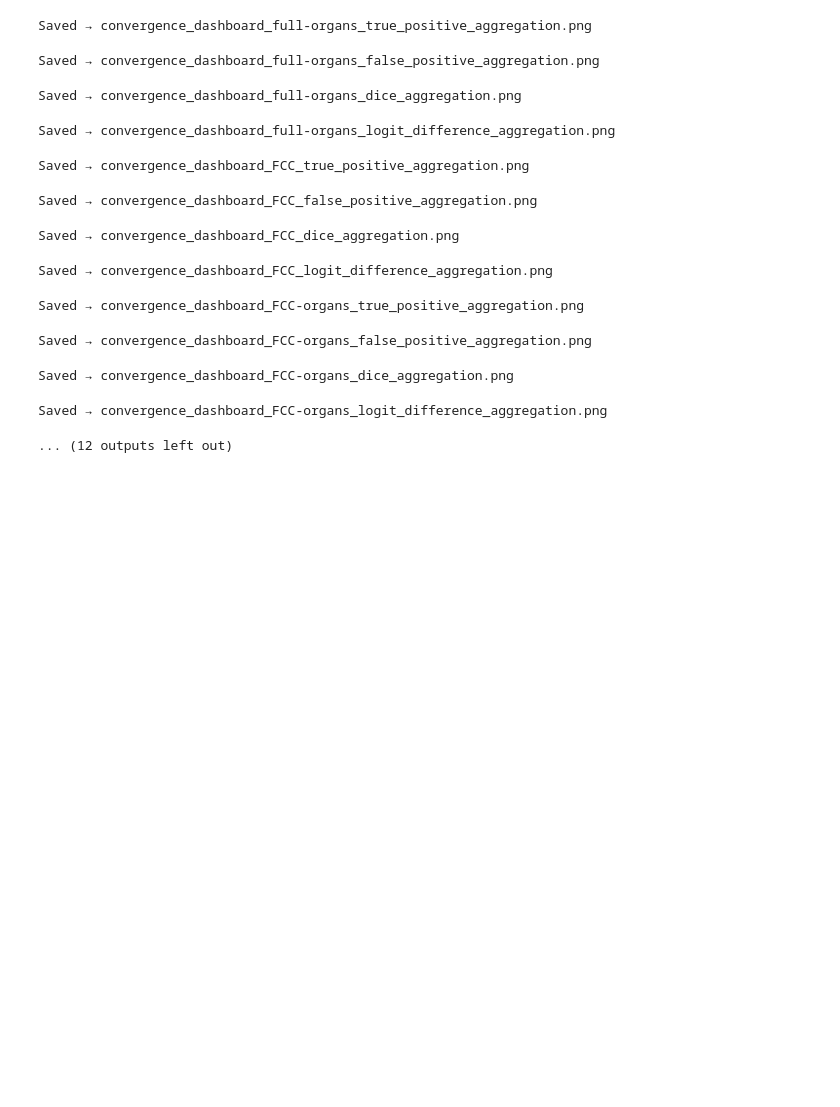
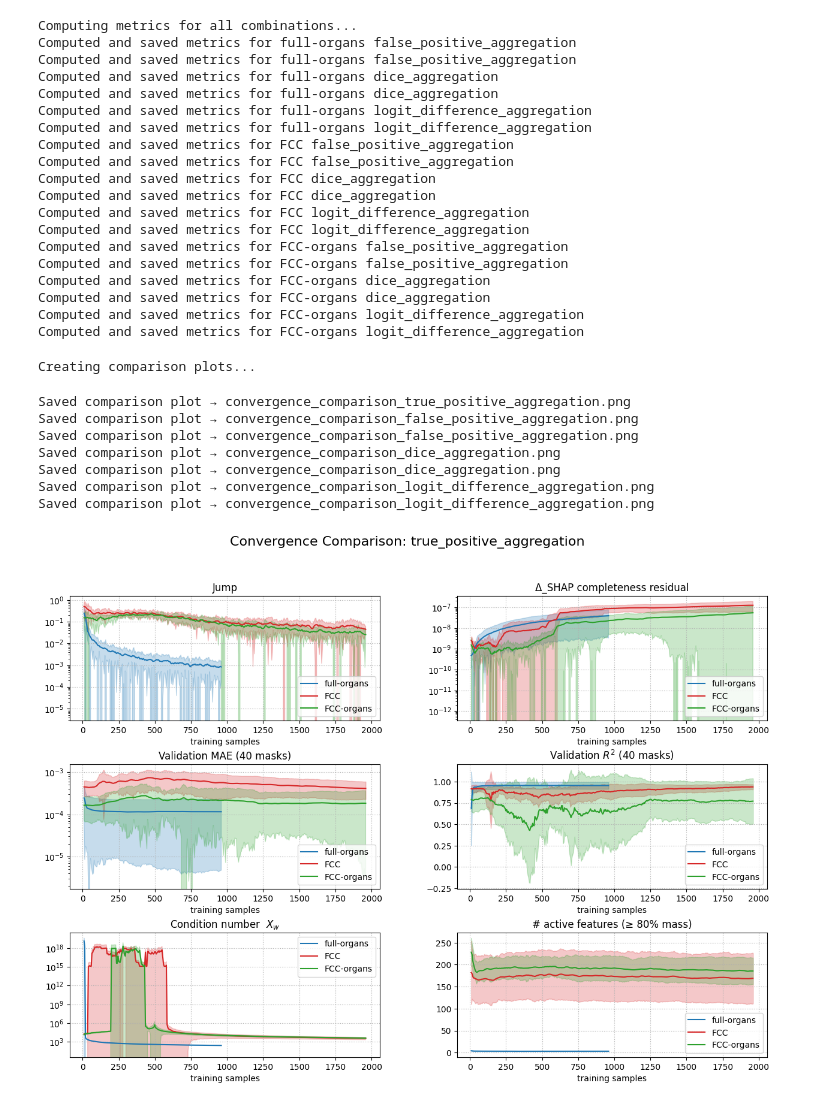
Before and after one commit to giulio8/XAI-AUTOMI-seg, a Jupyter notebook: visualize_convergence/average-convergence.ipynb, the cells around one changed output. Drawn from its saved outputs; the diff is of its cells as text; code cells hidden in the pictures; blank space fills up the shorter version.

Commit message:
average convergence dashboards

```diff
--- a/visualize_convergence/average-convergence.ipynb
+++ b/visualize_convergence/average-convergence.ipynb
@@ -195,22 +279,47 @@ def process_convergence(supervoxel_type: str, aggregation_type: str):
 # %%
-# Call the function for each combination of supervoxel type and aggregation type
+# Compute metrics for all combinations and save to files
 supervoxel_types = ["full-organs", "FCC", "FCC-organs"]
-aggregation_types = ["true_positive", "false_positive", "dice", "logit_difference"]
+#aggregation_types = ["true_positive"]#, "false_positive", "dice", "logit_difference"]
+aggregation_types = ["false_positive", "dice", "logit_difference"]
 
+print("Computing metrics for all combinations...")
 for sv_type in supervoxel_types:
     for agg_type in aggregation_types:
-        process_convergence(sv_type, f"{agg_type}_aggregation")
+        compute_metrics(sv_type, f"{agg_type}_aggregation")
 # %% [output]
-Saved → convergence_dashboard_full-organs_true_positive_aggregation.png
+Computing metrics for all combinations...
+Computed and saved metrics for full-organs false_positive_aggregation
+Computed and saved metrics for full-organs false_positive_aggregation
+Computed and saved metrics for full-organs dice_aggregation
+Computed and saved metrics for full-organs dice_aggregation
+Computed and saved metrics for full-organs logit_difference_aggregation
+Computed and saved metrics for full-organs logit_difference_aggregation
+Computed and saved metrics for FCC false_positive_aggregation
+Computed and saved metrics for FCC false_positive_aggregation
+Computed and saved metrics for FCC dice_aggregation
+Computed and saved metrics for FCC dice_aggregation
+Computed and saved metrics for FCC logit_difference_aggregation
+Computed and saved metrics for FCC logit_difference_aggregation
+Computed and saved metrics for FCC-organs false_positive_aggregation
+Computed and saved metrics for FCC-organs false_positive_aggregation
+Computed and saved metrics for FCC-organs dice_aggregation
+Computed and saved metrics for FCC-organs dice_aggregation
+Computed and saved metrics for FCC-organs logit_difference_aggregation
+Computed and saved metrics for FCC-organs logit_difference_aggregation
-Saved → convergence_dashboard_full-organs_false_positive_aggregation.png
-Saved → convergence_dashboard_full-organs_dice_aggregation.png
-Saved → convergence_dashboard_full-organs_logit_difference_aggregation.png
-Saved → convergence_dashboard_FCC_true_positive_aggregation.png
-Saved → convergence_dashboard_FCC_false_positive_aggregation.png
-Saved → convergence_dashboard_FCC_dice_aggregation.png
-Saved → convergence_dashboard_FCC_logit_difference_aggregation.png
-Saved → convergence_dashboard_FCC-organs_true_positive_aggregation.png
-Saved → convergence_dashboard_FCC-organs_false_positive_aggregation.png
-Saved → convergence_dashboard_FCC-organs_dice_aggregation.png
-Saved → convergence_dashboard_FCC-organs_logit_difference_aggregation.png
-... (12 outputs left out)
+# %%
+# Create comparison plots for each aggregation type
+aggregation_types = ["true_positive", "false_positive", "dice", "logit_difference"]
+
+print("Creating comparison plots...")
+for agg_type in aggregation_types:
+    plot_comparison_dashboard(f"{agg_type}_aggregation")
+# %% [output]
+Creating comparison plots...
+Saved comparison plot → convergence_comparison_true_positive_aggregation.png
+Saved comparison plot → convergence_comparison_false_positive_aggregation.png
+Saved comparison plot → convergence_comparison_false_positive_aggregation.png
+Saved comparison plot → convergence_comparison_dice_aggregation.png
+Saved comparison plot → convergence_comparison_dice_aggregation.png
+Saved comparison plot → convergence_comparison_logit_difference_aggregation.png
+Saved comparison plot → convergence_comparison_logit_difference_aggregation.png
+[figure, added]
```
Also changed, not shown: parts of 2 cells of this notebook, 15 other files.
